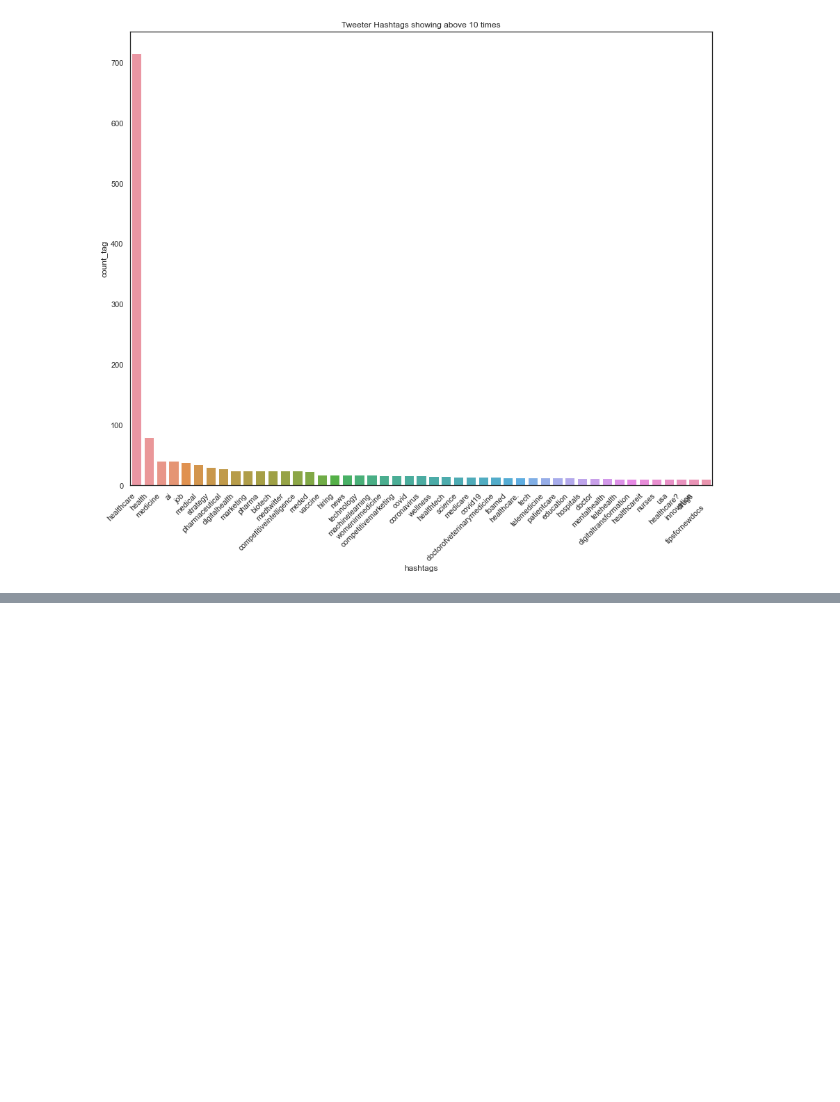
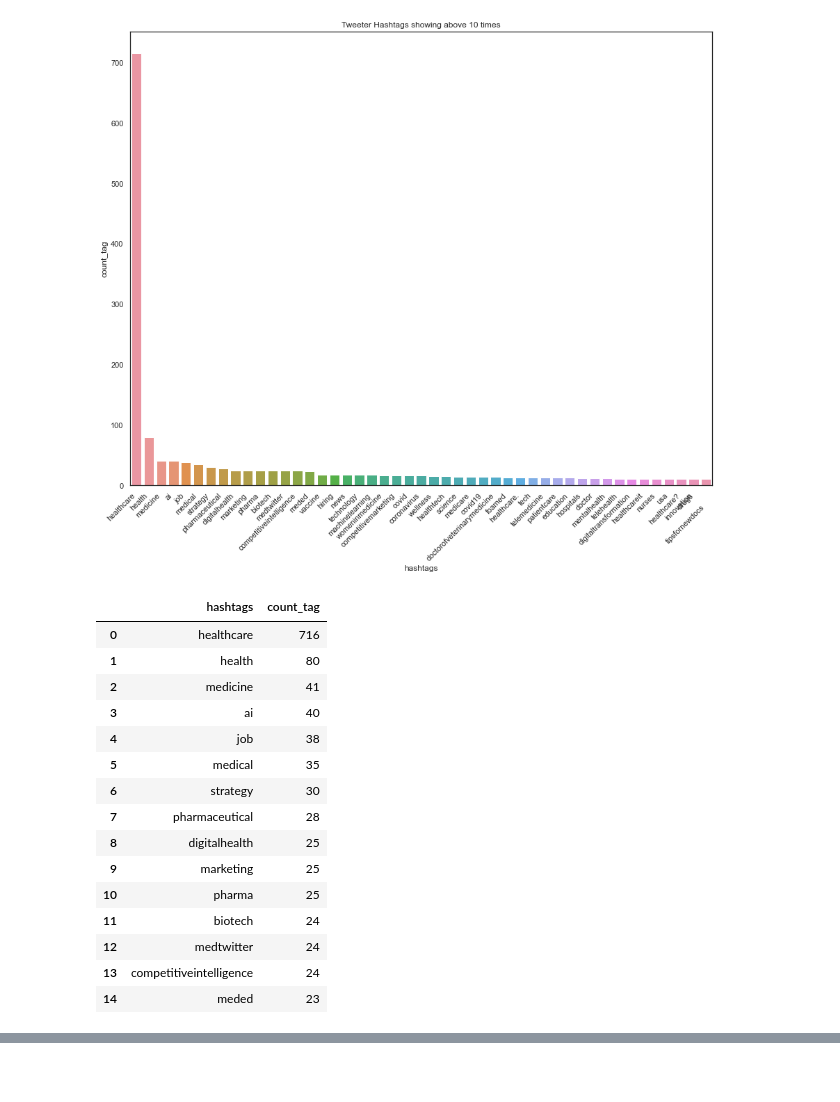
Before and after one commit to mikebenas/LSE_DA_NHS_analysis, a Jupyter notebook: Benas_Mike_DA201_Assignment_Notebook.ipynb, the cells around one changed output, grey strips where cells are left out. Drawn from its saved outputs; the diff is of its cells as text; code cells hidden in the pictures; blank space fills up the shorter version.

```diff
--- a/Benas_Mike_DA201_Assignment_Notebook.ipynb
+++ b/Benas_Mike_DA201_Assignment_Notebook.ipynb
@@ -946,3 +941,26 @@ chart.set_title ("Tweeter Hashtags showing above 10 times")
 # %% [output]
 Text(0.5, 1.0, 'Tweeter Hashtags showing above 10 times')
 [figure]
+# %%
+#The plot above is too charged with data and most of the results below place 15 share the same low values
+#We create an improved visually plot basis first 15 results
+# Display records top 15
+data_plot= data.head(15)
+data_plot
+# %% [output]
+|  | hashtags | count_tag |
+| 0 | healthcare | 716 |
+| 1 | health | 80 |
+| 2 | medicine | 41 |
+| 3 | ai | 40 |
+| 4 | job | 38 |
+| 5 | medical | 35 |
+| 6 | strategy | 30 |
+| 7 | pharmaceutical | 28 |
+| 8 | digitalhealth | 25 |
+| 9 | marketing | 25 |
+| 10 | pharma | 25 |
+| 11 | biotech | 24 |
+| 12 | medtwitter | 24 |
+| 13 | competitiveintelligence | 24 |
+| 14 | meded | 23 |
```
Also changed, not shown: parts of 2 cells of this notebook.
